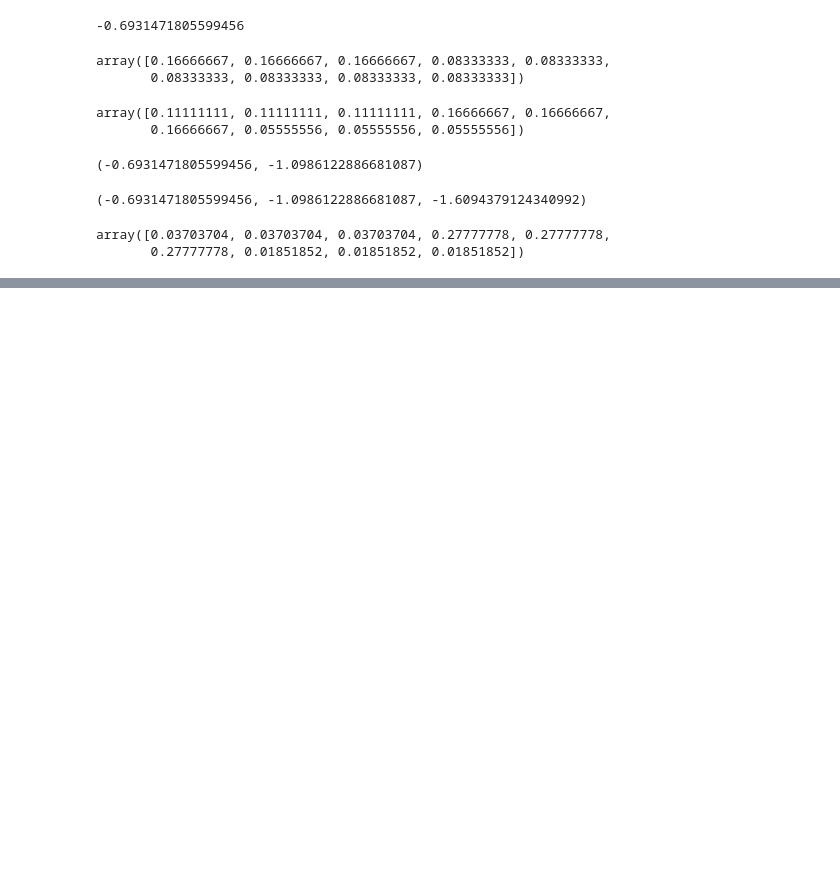
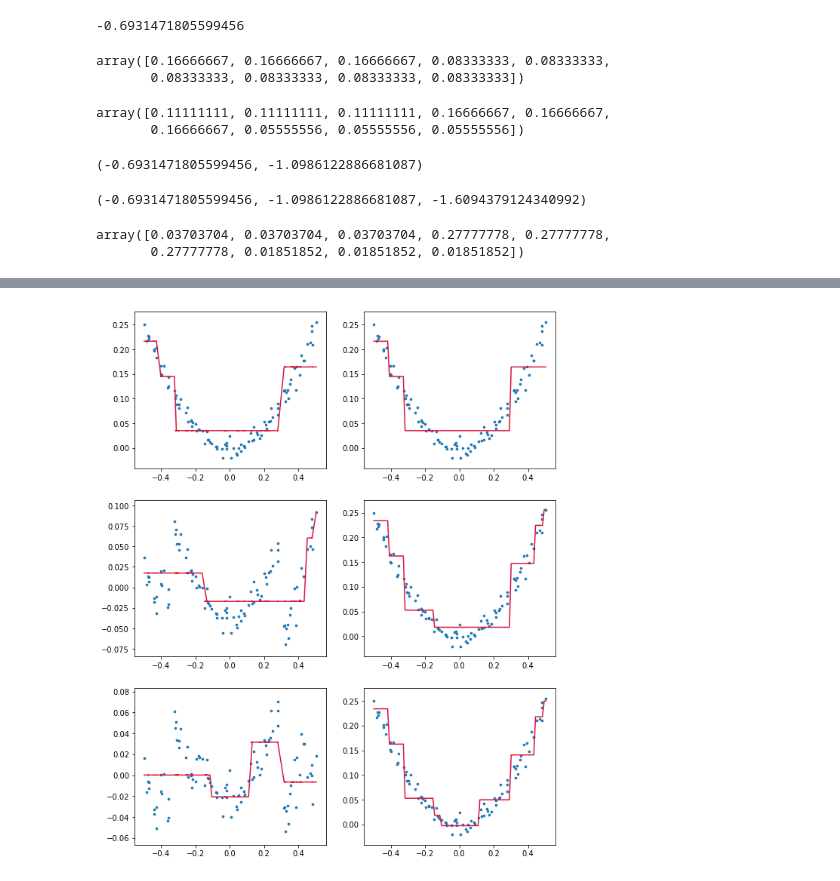
Before and after one commit to gerdm/machine_learning, a Jupyter notebook: scikitlearn_tflow/Ensemble.ipynb, the cells around one changed output, grey strips where cells are left out. Cells and saved outputs as stored; diff of their text form; code cells hidden in the pictures; blank space fills up the shorter version.

```diff
--- a/scikitlearn_tflow/Ensemble.ipynb
+++ b/scikitlearn_tflow/Ensemble.ipynb
@@ -391,0 +400,28 @@ True
+# %%
+reg1 = DecisionTreeRegressor(max_depth=2)
+reg1.fit(x, y)
+
+yres1 = y - reg1.predict(x)
+reg2 = DecisionTreeRegressor(max_depth=2)
+reg2.fit(x, yres1)
+
+yres2 = yres1 - reg2.predict(x)
+reg3 = DecisionTreeRegressor(max_depth=2)
+reg3.fit(x, yres2);
+# %%
+from math import ceil
+residuals = [y, yres1, yres2]
+xrange = np.linspace(x.min(), x.max(), 100).reshape(-1, 1)
+fig = plt.figure(figsize=(10, 13))
+for i in range(1, 7):
+    ax = fig.add_subplot(3, 2, i)
+    nmodel = ceil(i / 2)
+    if i % 2 != 0:
+        ax.scatter(x, residuals[nmodel-1], s=7)
+        ax.plot(x, trees[nmodel-1].predict(x), color="crimson")
+    else:
+        y_pred = sum(tree.predict(xrange) for tree in trees[:nmodel])
+        ax.scatter(x, y, s=7)
+        ax.plot(xrange, y_pred, color="crimson")
+# %% [output]
+[figure, added]
```
Also changed, not shown: parts of 12 cells of this notebook.
